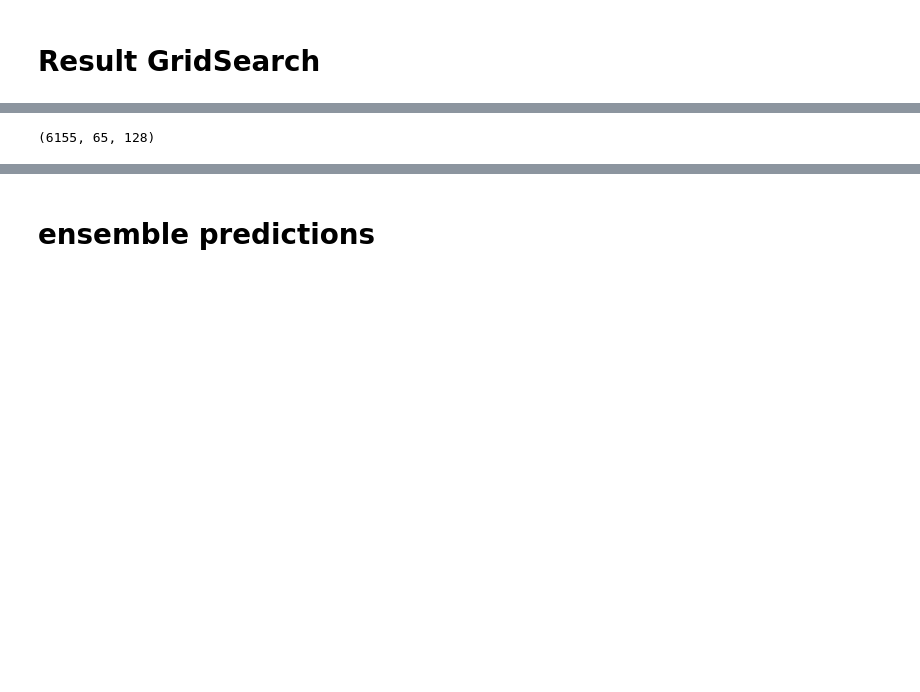
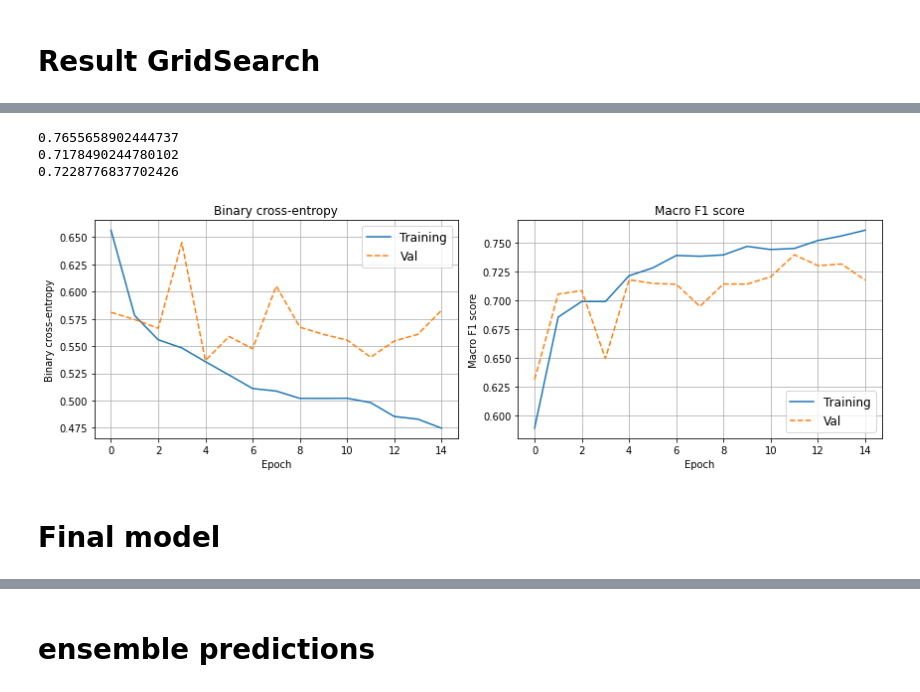
Before and after one commit to alessandrocuda/ReSt, a Jupyter notebook: notebooks/ReStBiLstm/attention_bilstm_text_pos_extra.ipynb, the cells around one changed output, grey strips where cells are left out. Cells and saved outputs as stored; diff of their text form; code cells hidden in the pictures; blank space fills up the shorter version.

```diff
--- a/notebooks/ReStBiLstm/attention_bilstm_text_pos_extra.ipynb
+++ b/notebooks/ReStBiLstm/attention_bilstm_text_pos_extra.ipynb
@@ -78,6 +84,14 @@ from src.utils.utils import save_data_p, load_data_p, plotF1_macro, plotLoss, pl
 print(tf.__version__)
 # %% [output]
 2.4.1
+# %%
+import tensorflow as tf
+physical_devices = tf.config.list_physical_devices('GPU')
+if physical_devices:
+    try:
+        tf.config.experimental.set_memory_growth(physical_devices[0], True)
+    except RuntimeError as e:
+        print(e)
 # %% [markdown]
 # Path
 # %%
@@ -156,7 +170,7 @@ array([ 0.        , 10.        ,  0.        ,  0.        ,  0.04347826,
 # %% [markdown]
 # Split
 # %%
-X_train, X_val, X_pos_train, X_pos_val, X_extra_feature_train, X_extra_feature_val, y_train, y_val = train_test_split(X_e, X_pos, X_extra_feature, y, test_size=0.10, random_state=128)
+X_train, X_val, X_pos_train, X_pos_val, X_extra_feature_train, X_extra_feature_val, y_train, y_val = train_test_split(X_e, X_pos, X_extra_feature, y, test_size=0.1)
 # %%
 input_train = {"text": X_train, "pos": X_pos_train, "extra": X_extra_feature_train}
 input_val = {"text": X_val, "pos": X_pos_val, "extra": X_extra_feature_val}
@@ -170,8 +184,8 @@ from tensorflow.keras import backend as K
 class Attention(Layer):
 
     def __init__(self, return_sequences=True):
+        super(Attention, self).__init__()
         self.return_sequences = return_sequences
-        super(Attention,self).__init__()
 
     def build(self, input_shape):
 
@@ -192,6 +206,13 @@ class Attention(Layer):
             return output
 
         return K.sum(output, axis=1)
+
+    def get_config(self):
+        config = super().get_config().copy()
+        config.update({
+            'return_sequences': self.return_sequences
+        })
+        return config
 # %%
 def a_bilstm(input_shape, bi_units = 256, bi_dropout = 0.5, dropout = 0.5, hn=128, lr=0.01, print_model=False):
     import tensorflow as tf
@@ -409,11 +427,8 @@ df_result.sort_values(by=['mean'], ascending=False)[0:20][["hyper_parm","mean",
 # %%
-input_train = {"text": X_train, "pos": X_pos_train, "extra": X_extra_feature_train}
-input_val = {"text": X_val, "pos": X_pos_val, "extra": X_extra_feature_val}
-input_test = {"text": X_test_e, "pos": X_test_pos, "extra": X_test_extra_feature}
+model = a_bilstm((65,128, ), bi_units = 128, bi_dropout = 0.5, dropout = 0.1, hn=64, lr=0.008)
 
-#model = bilstm_text_pos_extra((65,128, ), bi_units = 128, bi_dropout = 0.9, dropout = 0.5, hn=512, lr=0.001, print_model=False)
-model = bilstm_text_pos_extra((65,128, ), bi_units = 256, bi_dropout = 0.7, dropout = 0.7, hn=256, lr=0.0001, print_model=False)
-best_callback = ReturnBestEarlyStopping(monitor="val_f1", min_delta=0, patience=10, verbose=1, mode="max", restore_best_weights=True)
-f1_call = FCallback(validation=(input_test, y_test), verbose=1)
-history = model.fit(input_train, y_train, batch_size=64, epochs=20, validation_data=(input_val, y_val), callbacks=[f1_call, best_callback], verbose = 1)
+best_callback = ReturnBestEarlyStopping(monitor="val_loss", min_delta=0, patience=10, verbose=1, mode="min", restore_best_weights=True)
+f1_call = FCallback(validation=(input_val, y_val), verbose=1)
+
+history = model.fit(input_train, y_train, batch_size=64, epochs=50, validation_data=(input_val, y_val), callbacks=[f1_call, best_callback], verbose = 2)
 # %% [output]
@@ -437,4 +452,17 @@ Restoring model weights from the end of the best epoch.
-# %%
-X_train.shape
-# %% [output]
-(6155, 65, 128)
+# %%
+y_train_pred = np.where(model.predict(input_train) > 0.5,1,0)
+print(f1_score(y_train, y_train_pred, average="macro"))
+
+y_val_pred = np.where(model.predict(input_val) >0.5,1,0)
+print(f1_score(y_val, y_val_pred, average="macro"))
+
+y_test_pred = np.where(model.predict(input_test) > 0.5,1,0)
+print(f1_score(y_test, y_test_pred, average="macro"))
+# %% [output]
+0.7655658902444737
+0.7178490244780102
+0.7228776837702426
+# %%
+plotHistory(history.history)
+# %% [output]
+[figure, added]
@@ -440,0 +472,2 @@ X_train.shape
+# %% [markdown]
+# Final model
```
Also changed, not shown: parts of 23 cells of this notebook, 5 other files.
